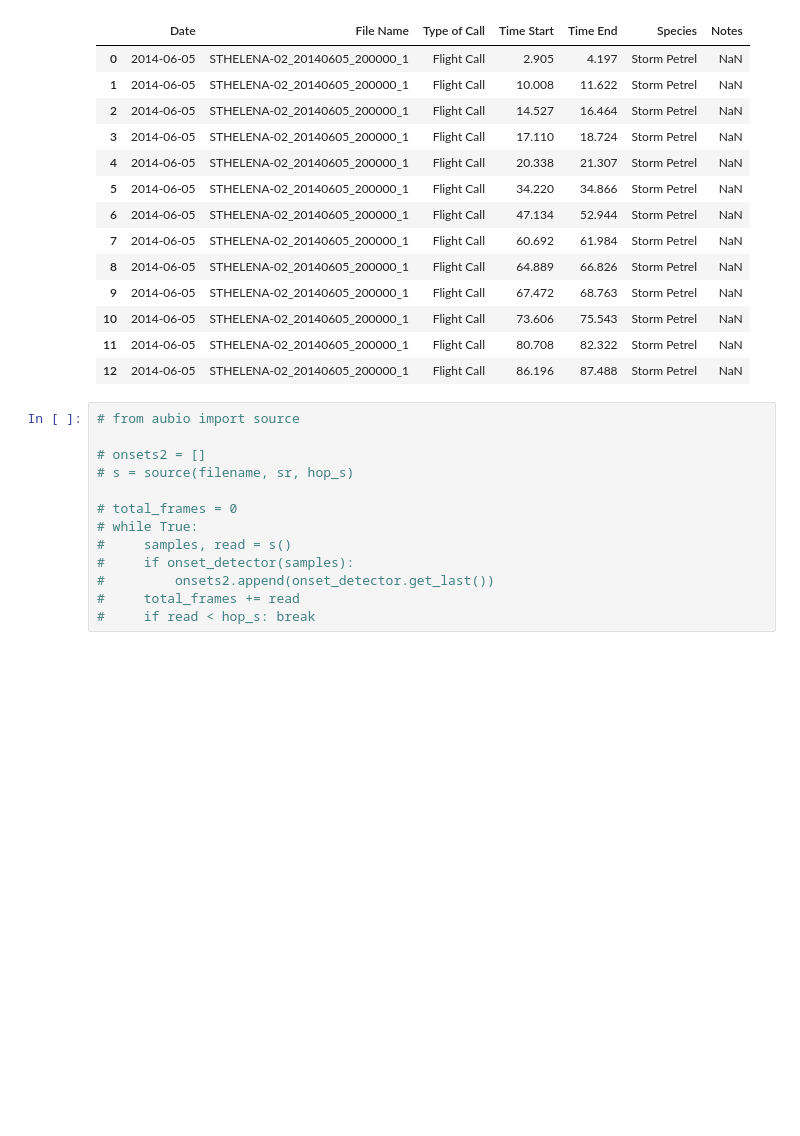
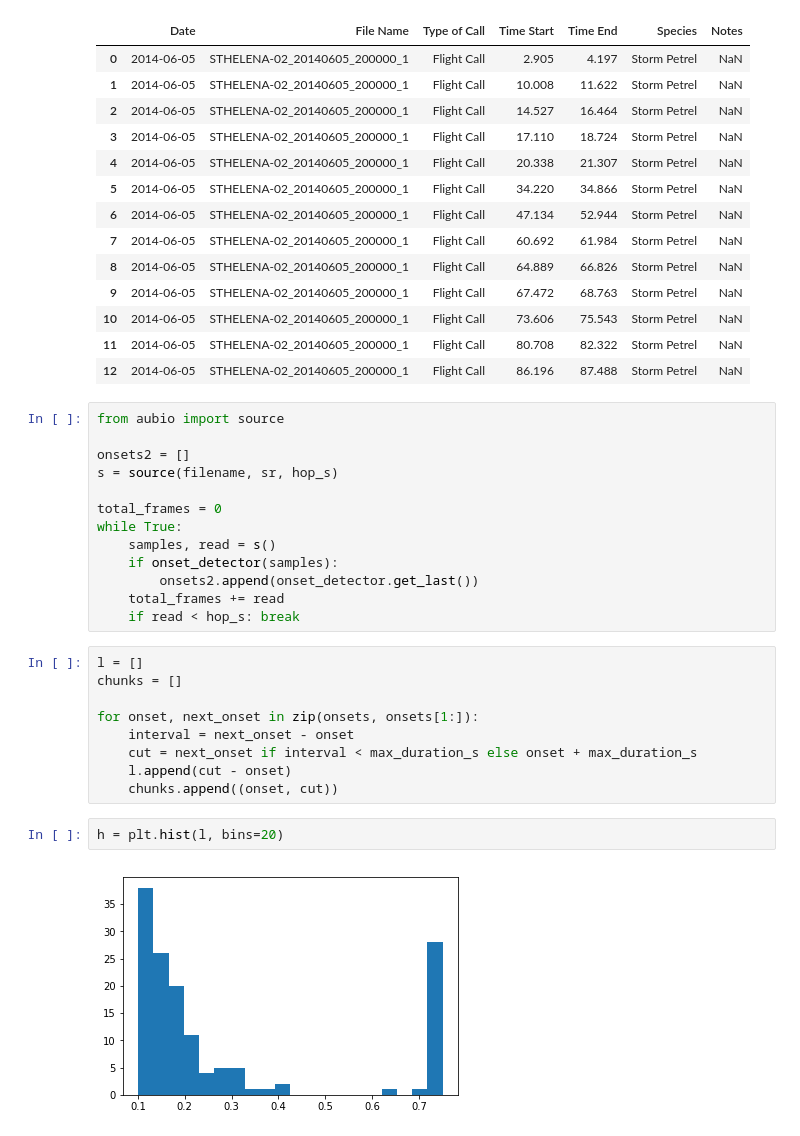
Before and after one commit to RSPB/Birdman, a Jupyter notebook: plot_onsets.ipynb, the cells around one changed output. Saved outputs shown, nothing was run; the diff lists cells and outputs as text; blank space fills up the shorter version.

```diff
--- a/plot_onsets.ipynb
+++ b/plot_onsets.ipynb
@@ -94,15 +95,28 @@ sheet_sample
 | 11 | 2014-06-05 | STHELENA-02_20140605_200000_1 | Flight Call | 80.708 | 82.322 | Storm Petrel | NaN |
 | 12 | 2014-06-05 | STHELENA-02_20140605_200000_1 | Flight Call | 86.196 | 87.488 | Storm Petrel | NaN |
 # %%
-# from aubio import source
+from aubio import source
 
-# onsets2 = []
-# s = source(filename, sr, hop_s)
+onsets2 = []
+s = source(filename, sr, hop_s)
 
-# total_frames = 0
-# while True:
-#     samples, read = s()
-#     if onset_detector(samples):
-#         onsets2.append(onset_detector.get_last())
-#     total_frames += read
-#     if read < hop_s: break
+total_frames = 0
+while True:
+    samples, read = s()
+    if onset_detector(samples):
+        onsets2.append(onset_detector.get_last())
+    total_frames += read
+    if read < hop_s: break
+# %%
+l = []
+chunks = []
+
+for onset, next_onset in zip(onsets, onsets[1:]):
+    interval = next_onset - onset
+    cut = next_onset if interval < max_duration_s else onset + max_duration_s
+    l.append(cut - onset)
+    chunks.append((onset, cut))
+# %%
+h = plt.hist(l, bins=20)
+# %% [output]
+[figure, added]
```
Also changed, not shown: parts of 2 cells of this notebook, 2 other files.
